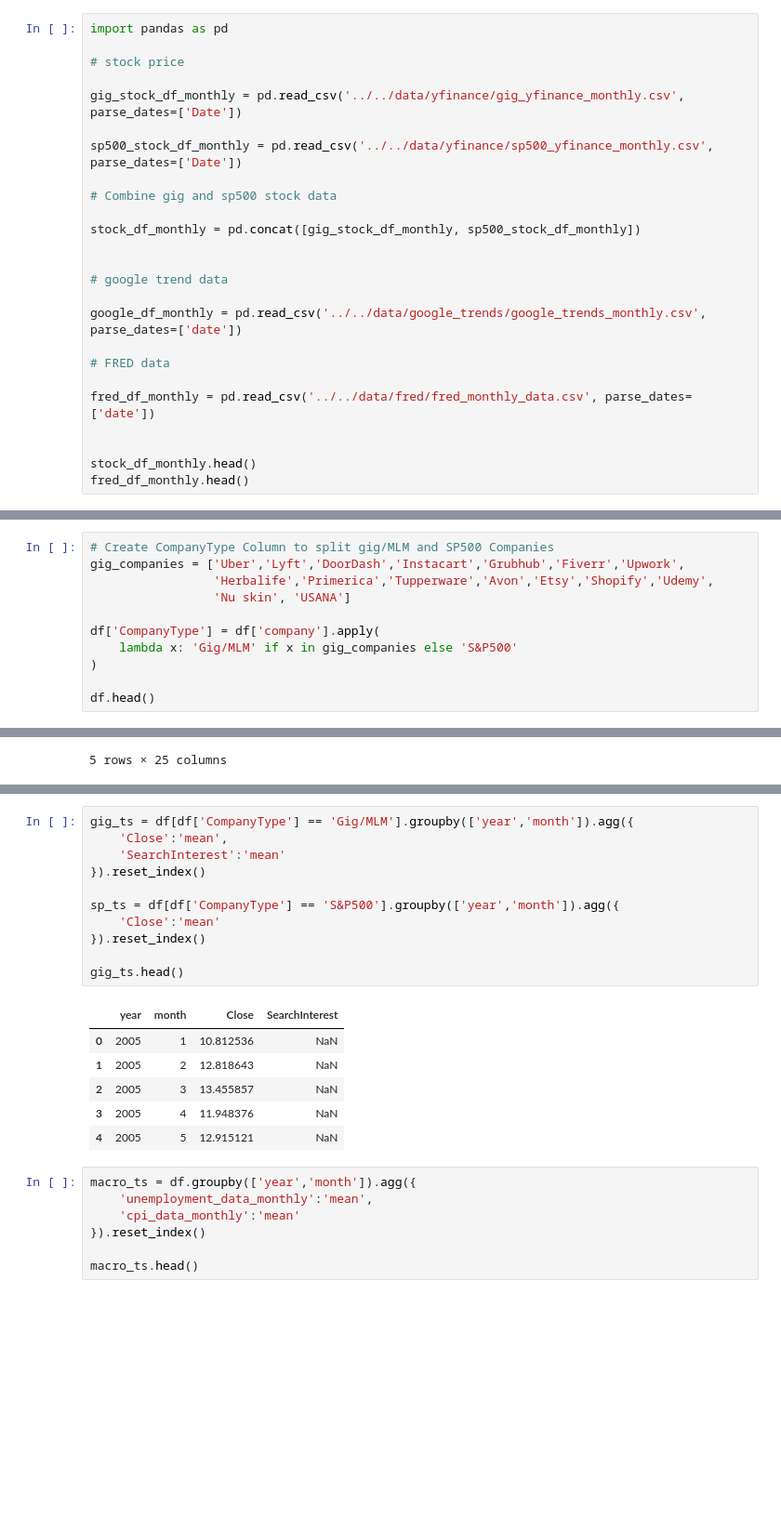
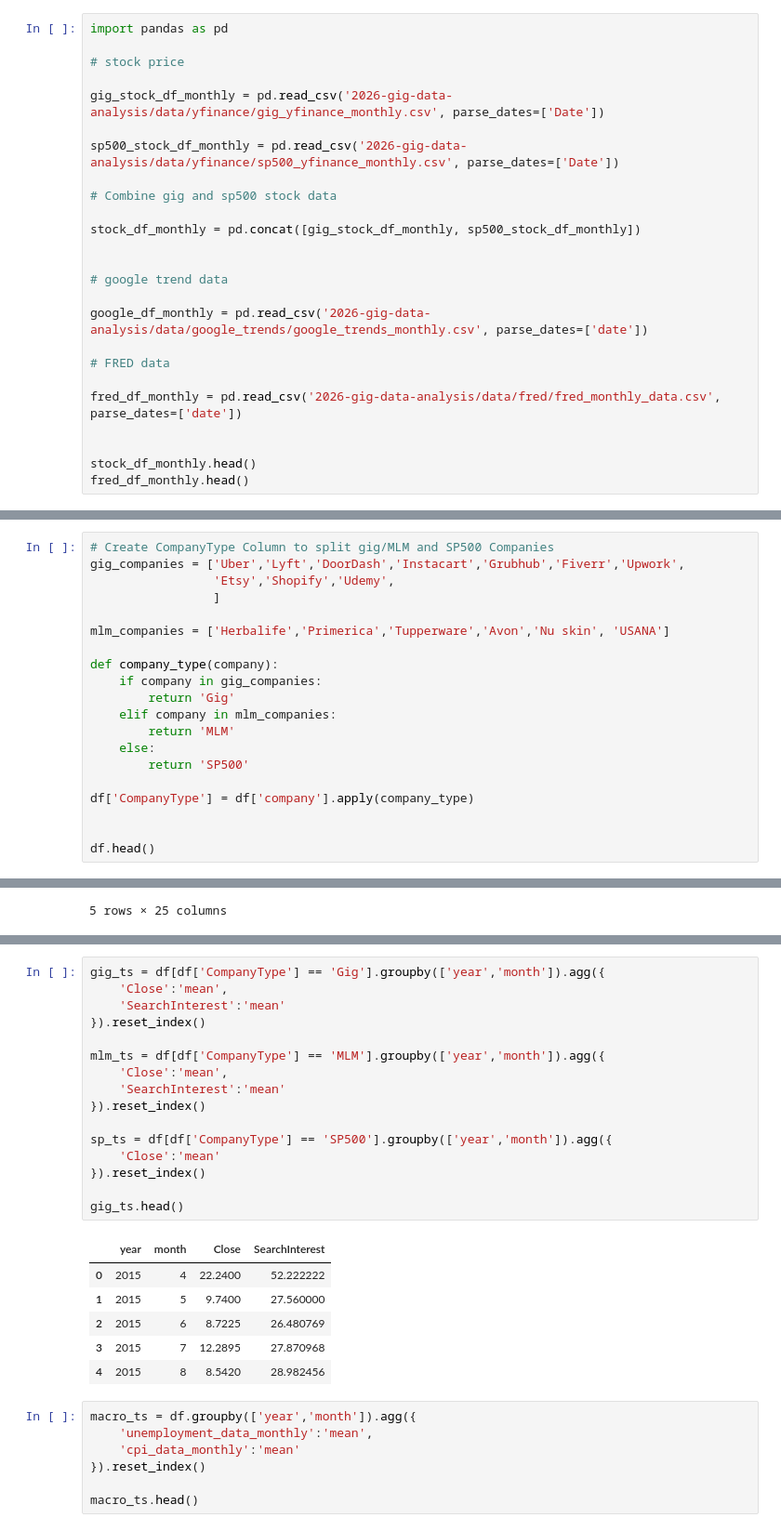
Before and after one commit to milleau98/2026-gig-data-analysis, a Jupyter notebook: notebooks/data-analyses/timeseries_plot.ipynb, the cells around one changed output, grey strips where cells are left out. Shown at 93% size. Saved outputs shown, nothing was run; the diff lists cells and outputs as text; blank space fills up the shorter version.

```diff
--- a/notebooks/data-analyses/timeseries_plot.ipynb
+++ b/notebooks/data-analyses/timeseries_plot.ipynb
@@ -7,9 +28,9 @@ import pandas as pd
 
 # stock price
 
-gig_stock_df_monthly = pd.read_csv('../../data/yfinance/gig_yfinance_monthly.csv', parse_dates=['Date'])
+gig_stock_df_monthly = pd.read_csv('2026-gig-data-analysis/data/yfinance/gig_yfinance_monthly.csv', parse_dates=['Date'])
 
-sp500_stock_df_monthly = pd.read_csv('../../data/yfinance/sp500_yfinance_monthly.csv', parse_dates=['Date'])
+sp500_stock_df_monthly = pd.read_csv('2026-gig-data-analysis/data/yfinance/sp500_yfinance_monthly.csv', parse_dates=['Date'])
 
 # Combine gig and sp500 stock data
 
@@ -18,11 +39,11 @@ stock_df_monthly = pd.concat([gig_stock_df_monthly, sp500_stock_df_monthly])
 
 # google trend data
 
-google_df_monthly = pd.read_csv('../../data/google_trends/google_trends_monthly.csv', parse_dates=['date'])
+google_df_monthly = pd.read_csv('2026-gig-data-analysis/data/google_trends/google_trends_monthly.csv', parse_dates=['date'])
 
 # FRED data
 
-fred_df_monthly = pd.read_csv('../../data/fred/fred_monthly_data.csv', parse_dates=['date'])
+fred_df_monthly = pd.read_csv('2026-gig-data-analysis/data/fred/fred_monthly_data.csv', parse_dates=['date'])
 
 
 stock_df_monthly.head()
@@ -110,12 +141,21 @@ df['ConsumerSentiment_change'] = df['consumer_sentiment_data_monthly'].diff()
 # %%
 # Create CompanyType Column to split gig/MLM and SP500 Companies
 gig_companies = ['Uber','Lyft','DoorDash','Instacart','Grubhub','Fiverr','Upwork',
-                 'Herbalife','Primerica','Tupperware','Avon','Etsy','Shopify','Udemy',
-                 'Nu skin', 'USANA']
+                 'Etsy','Shopify','Udemy',
+                 ]
 
-df['CompanyType'] = df['company'].apply(
-    lambda x: 'Gig/MLM' if x in gig_companies else 'S&P500'
-)
+mlm_companies = ['Herbalife','Primerica','Tupperware','Avon','Nu skin', 'USANA']
+
+def company_type(company):
+    if company in gig_companies:
+        return 'Gig'
+    elif company in mlm_companies:
+        return 'MLM'
+    else:
+        return 'SP500'
+
+df['CompanyType'] = df['company'].apply(company_type)
+
 
 df.head()
 # %% [output]
@@ -146,21 +186,26 @@ time_series_df.head()
 # %%
-gig_ts = df[df['CompanyType'] == 'Gig/MLM'].groupby(['year','month']).agg({
+gig_ts = df[df['CompanyType'] == 'Gig'].groupby(['year','month']).agg({
     'Close':'mean',
     'SearchInterest':'mean'
 }).reset_index()
 
-sp_ts = df[df['CompanyType'] == 'S&P500'].groupby(['year','month']).agg({
+mlm_ts = df[df['CompanyType'] == 'MLM'].groupby(['year','month']).agg({
+    'Close':'mean',
+    'SearchInterest':'mean'
+}).reset_index()
+
+sp_ts = df[df['CompanyType'] == 'SP500'].groupby(['year','month']).agg({
     'Close':'mean'
 }).reset_index()
 
 gig_ts.head()
 # %% [output]
 |  | year | month | Close | SearchInterest |
-| 0 | 2005 | 1 | 10.812536 | NaN |
-| 1 | 2005 | 2 | 12.818643 | NaN |
-| 2 | 2005 | 3 | 13.455857 | NaN |
-| 3 | 2005 | 4 | 11.948376 | NaN |
-| 4 | 2005 | 5 | 12.915121 | NaN |
+| 0 | 2015 | 4 | 22.2400 | 52.222222 |
+| 1 | 2015 | 5 | 9.7400 | 27.560000 |
+| 2 | 2015 | 6 | 8.7225 | 26.480769 |
+| 3 | 2015 | 7 | 12.2895 | 27.870968 |
+| 4 | 2015 | 8 | 8.5420 | 28.982456 |
 # %%
 macro_ts = df.groupby(['year','month']).agg({
     'unemployment_data_monthly':'mean',
```
Also changed, not shown: parts of 7 cells of this notebook.
